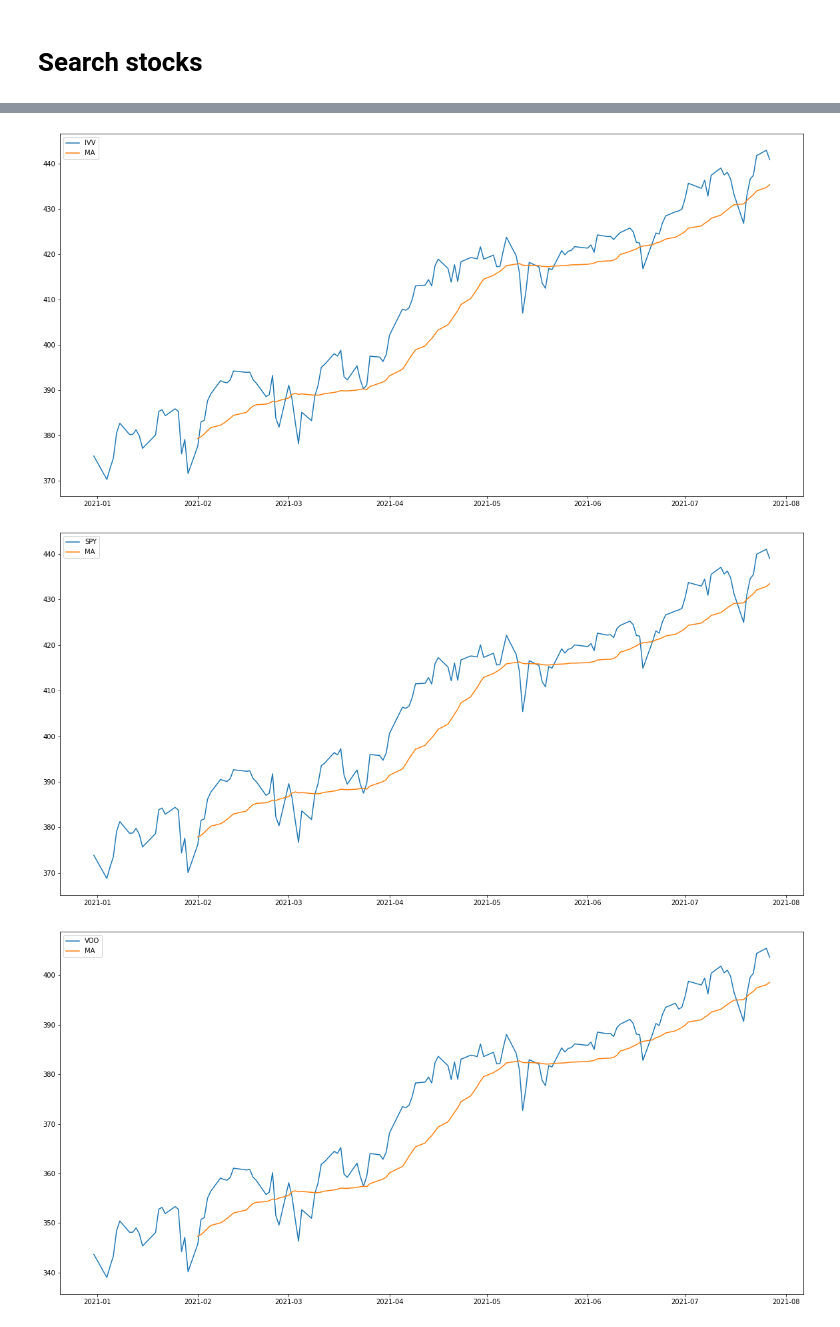
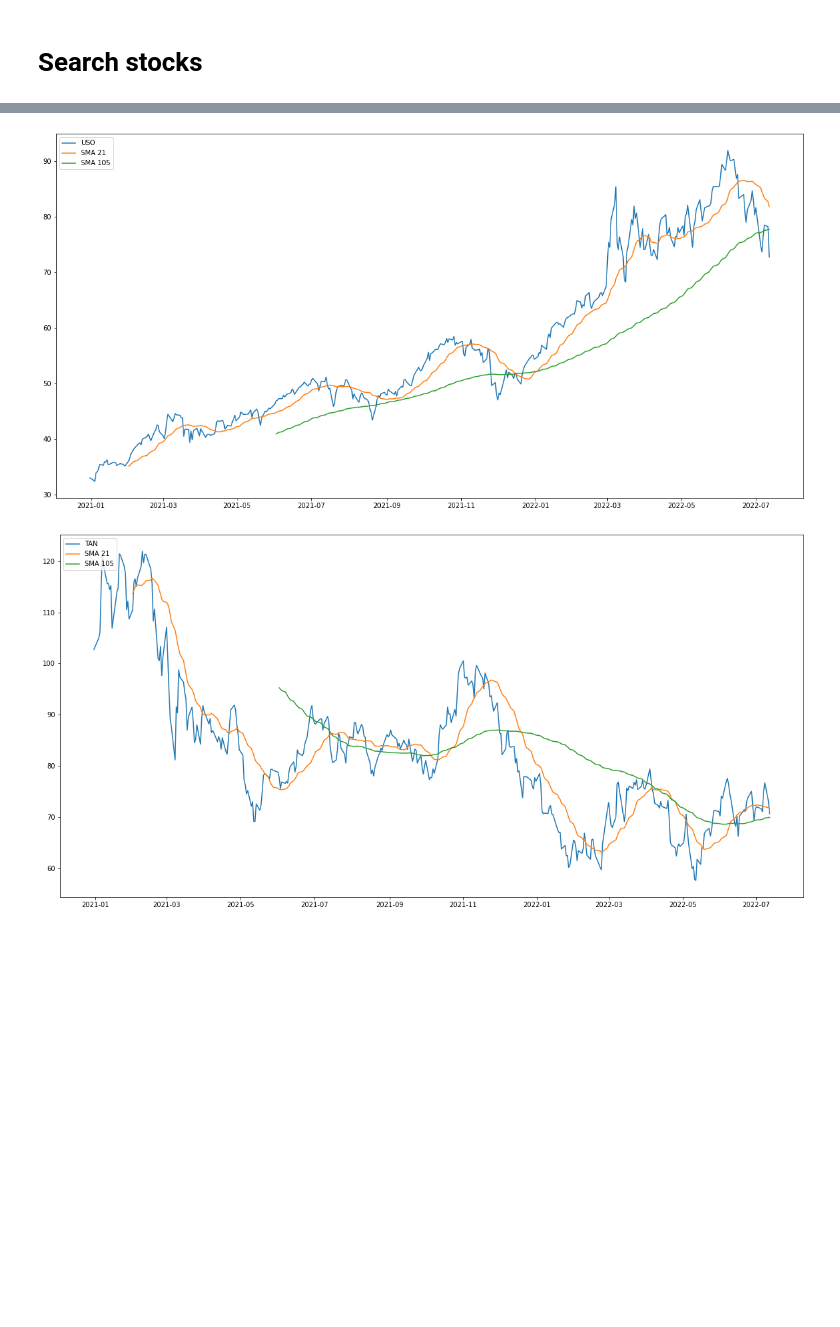
Before and after one commit to 4art/quant, a Jupyter notebook: etf_ma.ipynb, the cells around one changed output, grey strips where cells are left out. Cells and saved outputs as stored; diff of their text form; code cells hidden in the pictures; blank space fills up the shorter version.

```diff
--- a/etf_ma.ipynb
+++ b/etf_ma.ipynb
@@ -69,25 +586,34 @@ data.tail()
 # %%
 ma = data.rolling(window=ma_count).mean()
 ma_pers = data.div(ma).mul(100).sub(100)
-#ma_pers.iloc[[-1]]
-ma_pers_r=ma_pers.iloc[::-1]
-d = {}
+
+ma_week = data.rolling(window=ma_count1).mean()
+ma_week_pers = data.div(ma_week).mul(100).sub(100)
+
 df_prep = []
-for col_name in ma_pers_r.columns:
-    d[col_name]=0
+tickers = ma_pers.columns.values.tolist()
+for ticker in tickers:
     ma_last = None
-    for index, row in ma_pers_r.iterrows():
-        if row[col_name] > 0:
-            d[col_name] += 1
-            if ma_last == None:
-                ma_last=row[col_name]
+    counter = 0
+    ma_d = 0
+    ma_w = 0
+    ma_last = 0
+    date = None
+    for index, row in ma_pers.iterrows():
+        ma_d = ma_pers[ticker][index]
+        ma_w = ma_week_pers[ticker][index]
+        if ma_d < ma_w:
+            date = index
+            counter += 1
+            ma_last= ma_d - ma_w
         else:
-            if d[col_name] != 0:
-               df_prep.append([col_name, d[col_name], ma_last, ma_count, "daily"])
-            break
-df = DataFrame(df_prep,columns=['name','count', 'ma_diff', 'ma_size', 'ma_type']).sort_values(by=['ma_diff', 'count'], ascending=False)
-print(df['count'][df['count'] >= 5].size)
-lead_comps_df = df[df['count'] >= 5]
+            ma_last = 0
+            counter=0
+    df_prep.append([ticker, counter, ma_last, ma_count, ma_count1, ma_d, ma_w, date, "cross"])
+df = DataFrame(df_prep, columns=['name', 'count', 'ma_diff', 'ma_size', 'ma_size1', 'ma_daily', 'ma_weekly', 'last_date', 'ma_type'])\
+    .sort_values(by=['count', 'ma_diff'], ascending=False)
+
+lead_comps_df = df[df['count'] >= 2].drop_duplicates(subset=['name'])
 lead_comps = lead_comps_df['name'].values.tolist()
 lead_comps_df
 # %% [output]
@@ -103,6 +625,7 @@ lead_comps_df
 for quote in lead_comps:
     fig, ax = plt.subplots(figsize=(20, 10))
     plt.plot(data[quote], label=quote);
-    plt.plot(ma[quote], label = 'MA');
+    plt.plot(ma[quote], label = f'SMA {ma_count}');
+    plt.plot(ma_week[quote], label = f'SMA {ma_count1}');
     plt.legend(loc=2);
 # %% [output]
@@ -110,3 +633,2 @@ for quote in lead_comps:
-[figure, old version]
+[figure, new version]
-[figure, old version]
+[figure, new version]
-[figure, removed]
```
Also changed, not shown: parts of 4 cells of this notebook, 2 other files.
